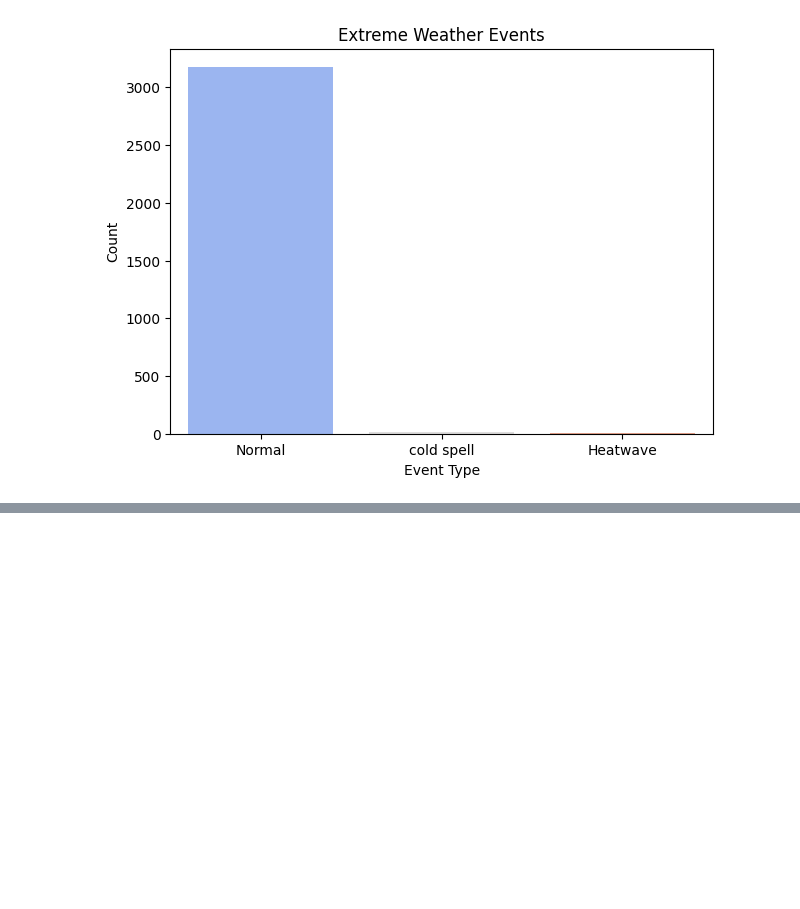
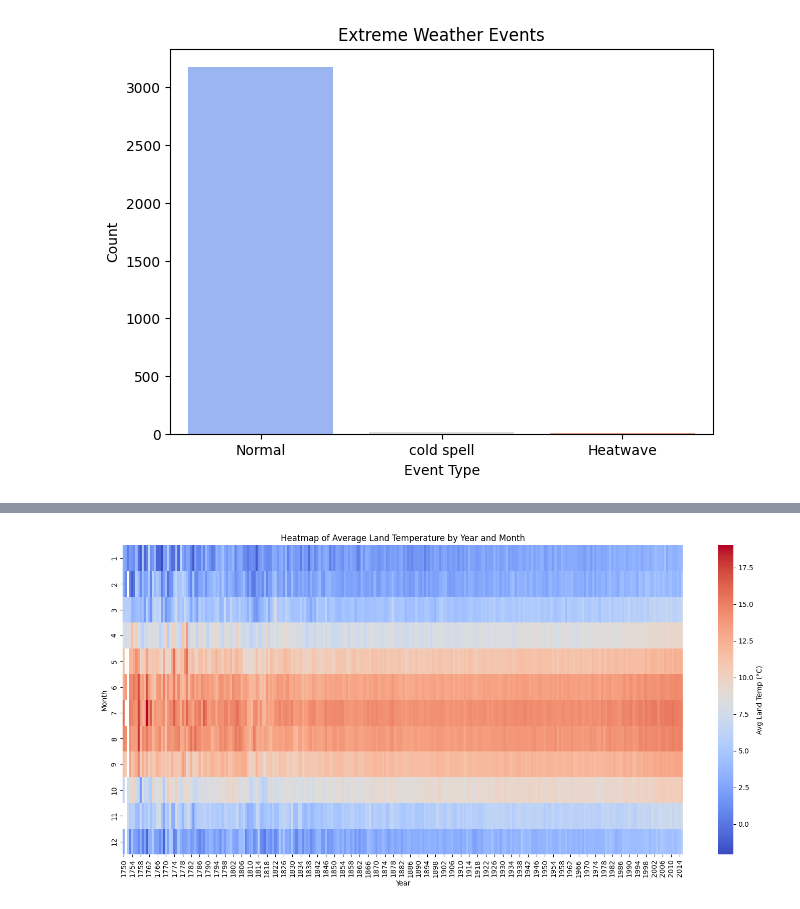
Before and after one commit to lalit1511/EDA_Projects, a Jupyter notebook: Practice.ipynb, the cells around one changed output, grey strips where cells are left out. Saved outputs shown, nothing was run; the diff lists cells and outputs as text; code cells hidden in the pictures; blank space fills up the shorter version.

```diff
--- a/Practice.ipynb
+++ b/Practice.ipynb
@@ -927,0 +968,17 @@ Passing `palette` without assigning `hue` is deprecated and will be removed in v
+# %%
+#Create a Year-Month Heatmap
+# Extract year and month
+df['year'] = df['dt'].dt.year
+df['month'] = df['dt'].dt.month
+
+pivot_table=df.pivot_table(values='LandAverageTemperature', index='month', columns='year',aggfunc='mean')
+
+# Plot the heatmap
+plt.figure(figsize=(18, 8))
+sns.heatmap(pivot_table , cmap='coolwarm' ,cbar_kws={'label': 'Avg Land Temp (°C)'})
+plt.title('Heatmap of Average Land Temperature by Year and Month')
+plt.xlabel('Year')
+plt.ylabel('Month')
+plt.show()
+# %% [output]
+[figure, added]
```
Also changed, not shown: parts of 3 cells of this notebook.
